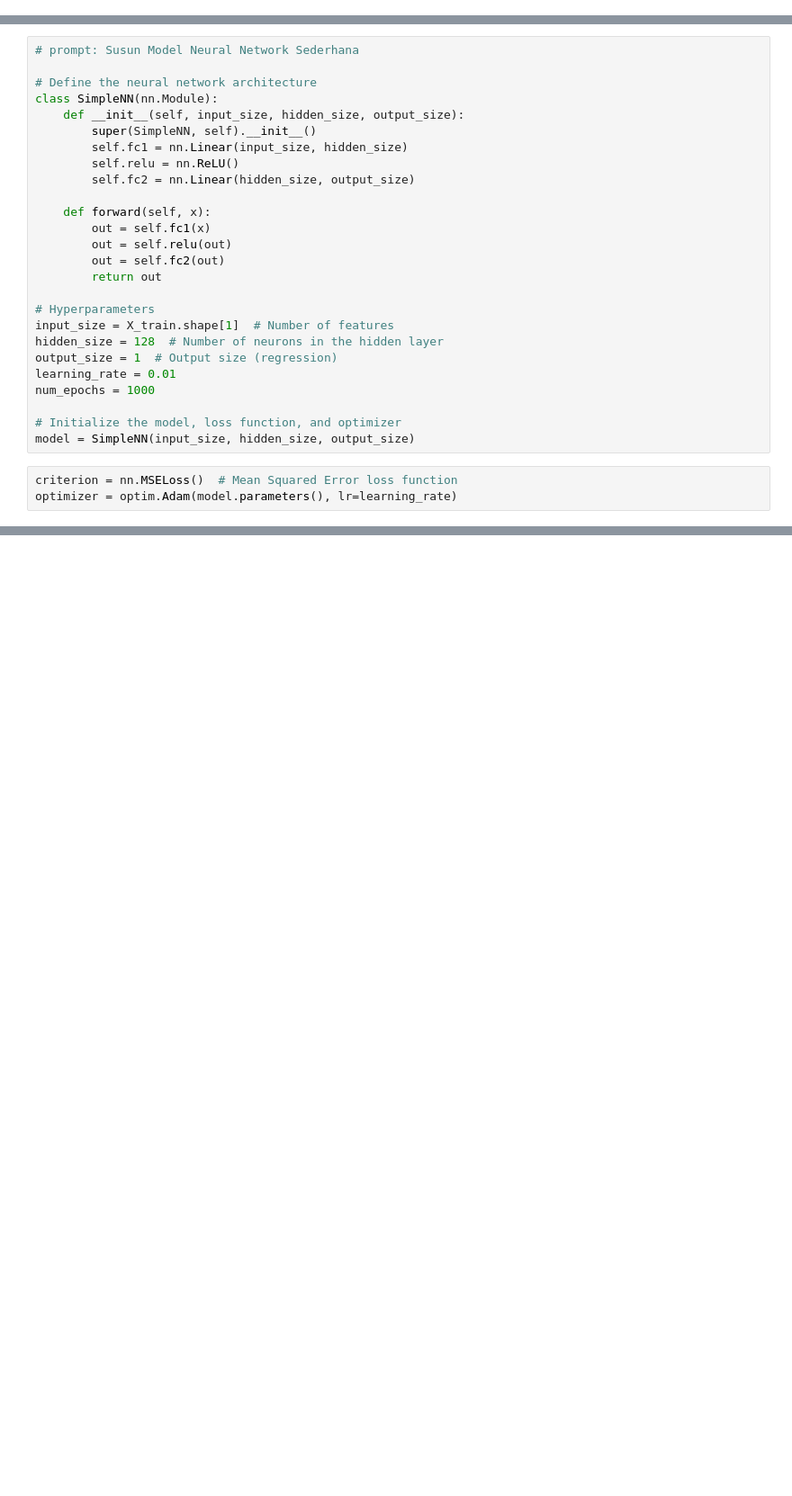
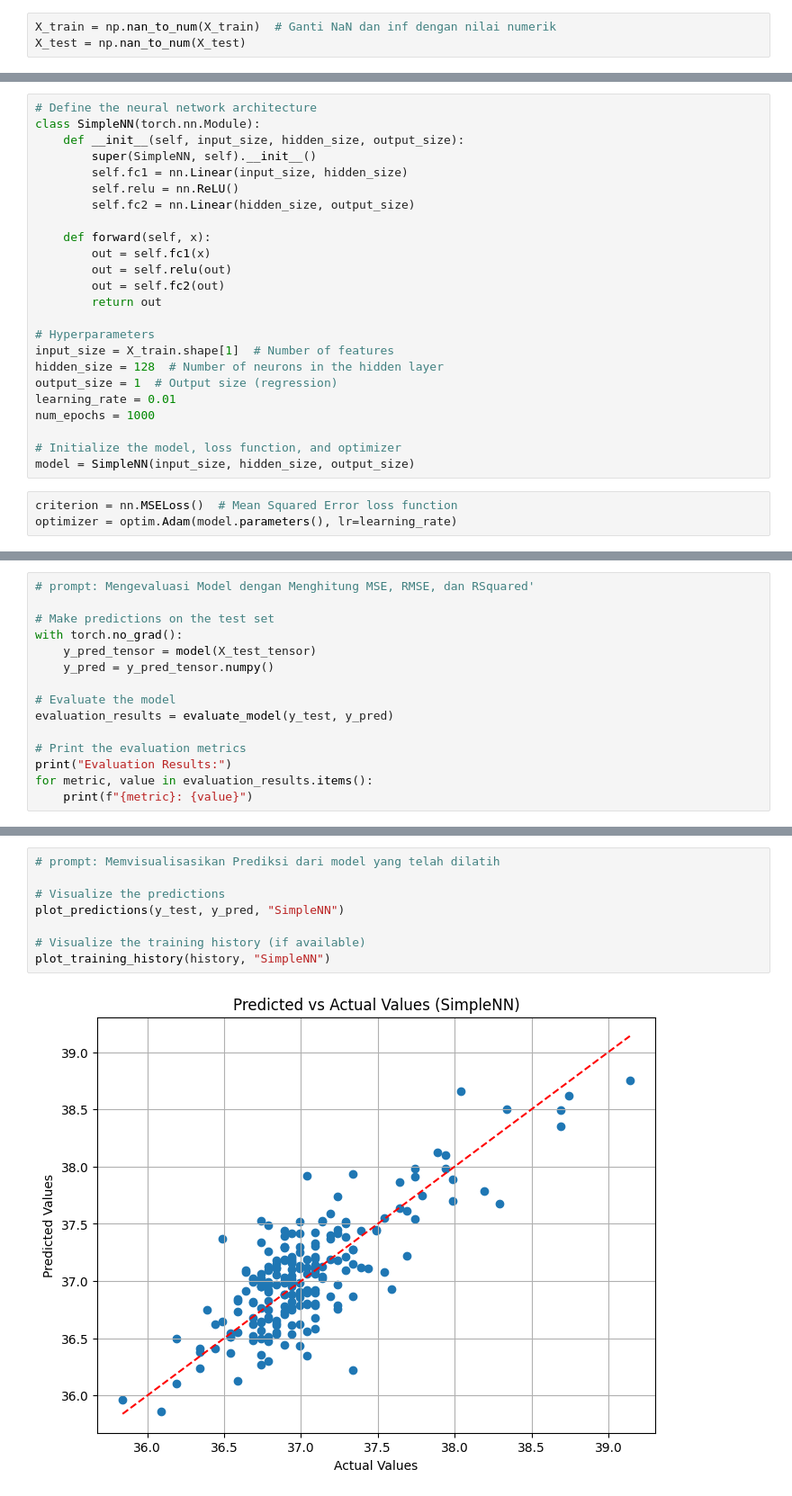
Before and after one commit to Pandu98-pkh/DeepLearning, a Jupyter notebook: 01. Week 1/Notebook Assigment/Regression Infrared Dataset.ipynb, the cells around one changed output, grey strips where cells are left out. Shown at 90% size. Drawn from its saved outputs; the diff is of its cells as text; blank space fills up the shorter version.

```diff
--- a/01. Week 1/Notebook Assigment/Regression Infrared Dataset.ipynb
+++ b/01. Week 1/Notebook Assigment/Regression Infrared Dataset.ipynb
@@ -132,6 +132,9 @@ X_train, X_test, y_train, y_test = train_test_split(X, y, test_size=0.2, random_
  [37.59]
  [37.29]
  [37.19]]
+# %%
+X_train = np.nan_to_num(X_train)  # Ganti NaN dan inf dengan nilai numerik
+X_test = np.nan_to_num(X_test)
 # %% [markdown]
 ### **1.5 Mempersiapkan Rumus Evaluasi (MSE, RMSE, RSquared)**
 # %%
@@ -217,10 +235,8 @@ y_test_tensor = torch.tensor(y_test, dtype=torch.float32)
 # %% [markdown]
 ### **2.3 Susun Model Neural Network Sederhana**
 # %%
-# prompt: Susun Model Neural Network Sederhana
-
 # Define the neural network architecture
-class SimpleNN(nn.Module):
+class SimpleNN(torch.nn.Module):
     def __init__(self, input_size, hidden_size, output_size):
         super(SimpleNN, self).__init__()
         self.fc1 = nn.Linear(input_size, hidden_size)
@@ -278,0 +293,15 @@ Epoch 900, loss=nan
+# %%
+# prompt: Mengevaluasi Model dengan Menghitung MSE, RMSE, dan RSquared'
+
+# Make predictions on the test set
+with torch.no_grad():
+    y_pred_tensor = model(X_test_tensor)
+    y_pred = y_pred_tensor.numpy()
+
+# Evaluate the model
+evaluation_results = evaluate_model(y_test, y_pred)
+
+# Print the evaluation metrics
+print("Evaluation Results:")
+for metric, value in evaluation_results.items():
+    print(f"{metric}: {value}")
@@ -278,0 +313,10 @@ Epoch 900, loss=nan
+# %%
+# prompt: Memvisualisasikan Prediksi dari model yang telah dilatih
+
+# Visualize the predictions
+plot_predictions(y_test, y_pred, "SimpleNN")
+
+# Visualize the training history (if available)
+plot_training_history(history, "SimpleNN")
+# %% [output]
+[figure, added]
```
Also changed, not shown: parts of 7 cells of this notebook.
